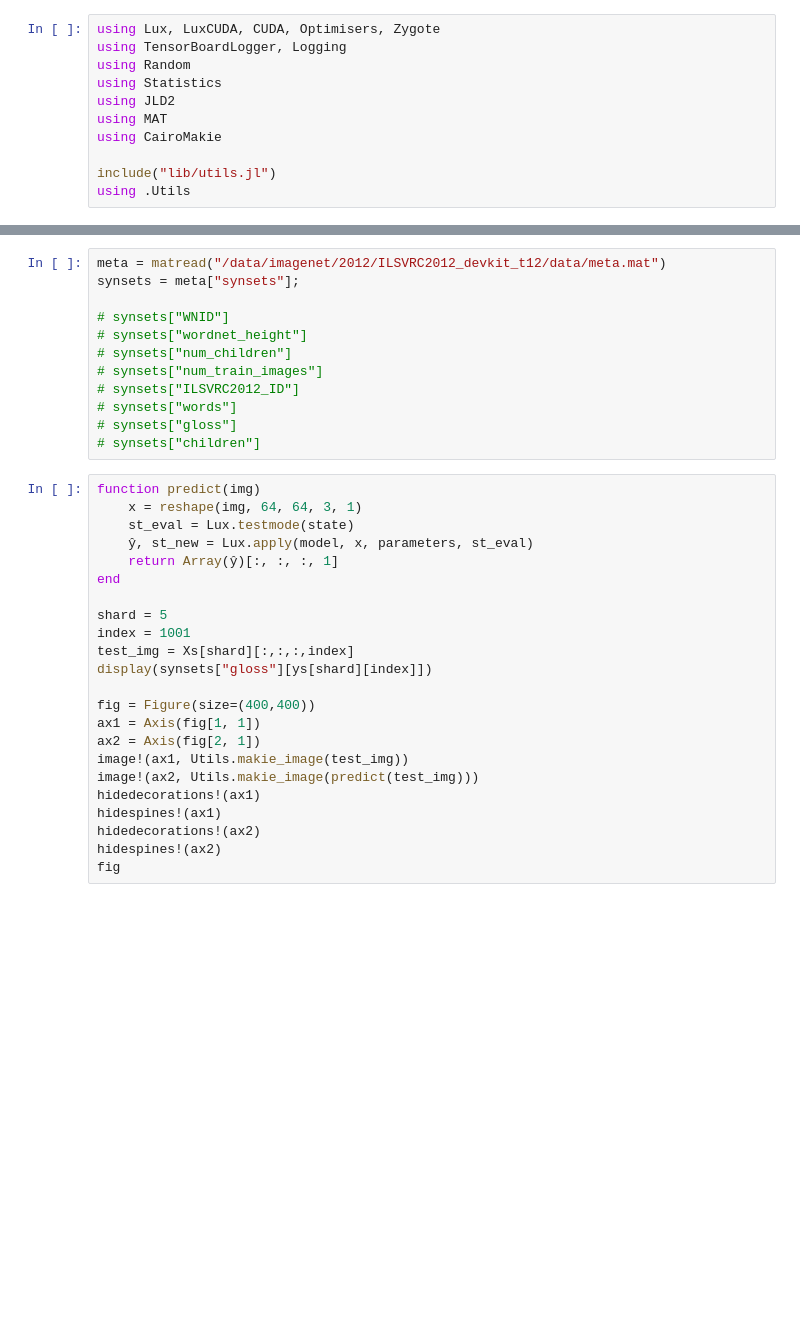
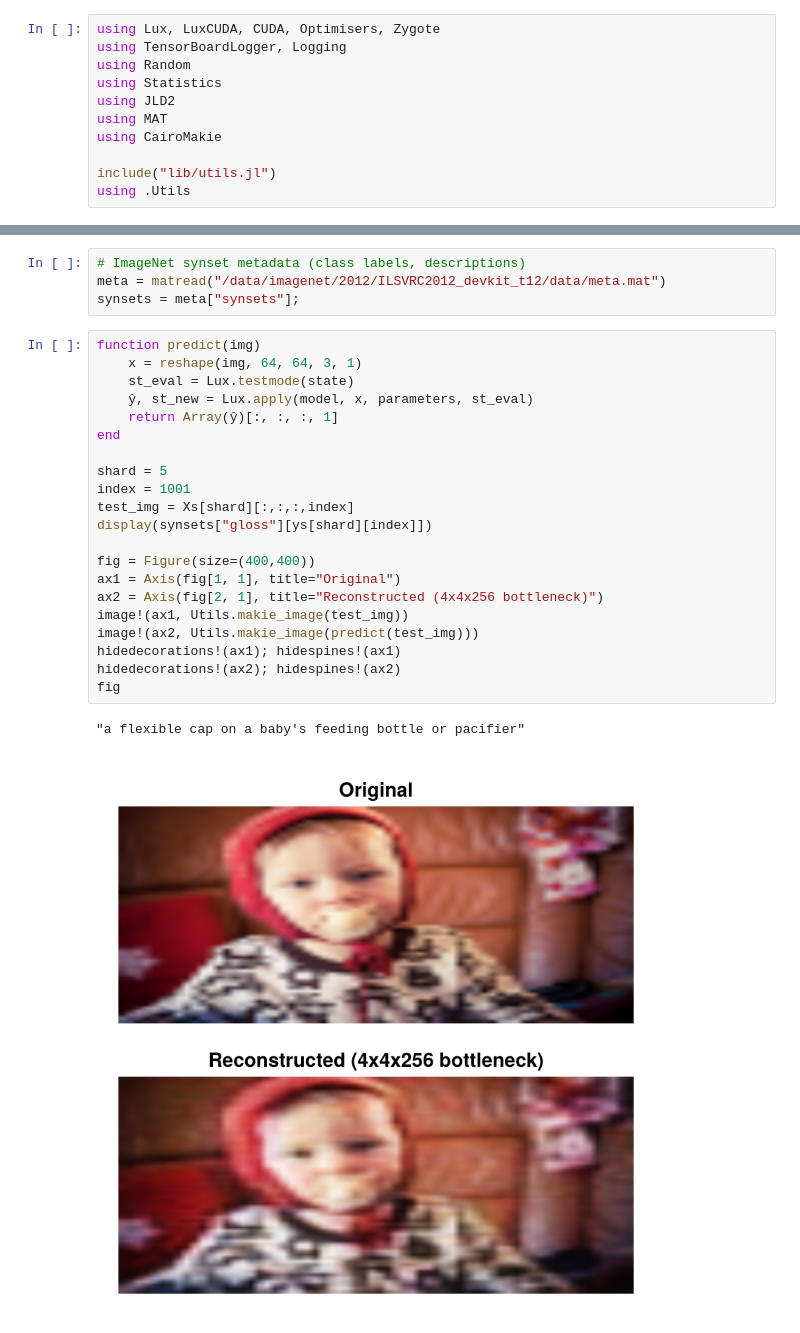
Before and after one commit to RickASprague/gh_notebooks, a Jupyter notebook: autoencoder_io/Auto Encoder.ipynb, the cells around one changed output, grey strips where cells are left out. Cells and saved outputs as stored; diff of their text form; blank space fills up the shorter version.

```diff
--- a/autoencoder_io/Auto Encoder.ipynb
+++ b/autoencoder_io/Auto Encoder.ipynb
@@ -176,36 +223,29 @@ state = nothing
 # %%
+# ImageNet synset metadata (class labels, descriptions)
 meta = matread("/data/imagenet/2012/ILSVRC2012_devkit_t12/data/meta.mat")
 synsets = meta["synsets"];
-
-# synsets["WNID"]
-# synsets["wordnet_height"]
-# synsets["num_children"]
-# synsets["num_train_images"]
-# synsets["ILSVRC2012_ID"]
-# synsets["words"]
-# synsets["gloss"]
-# synsets["children"]
 # %%
 function predict(img)
     x = reshape(img, 64, 64, 3, 1)
     st_eval = Lux.testmode(state)
-    ŷ, st_new = Lux.apply(model, x, parameters, st_eval)
-    return Array(ŷ)[:, :, :, 1]
+    ŷ, st_new = Lux.apply(model, x, parameters, st_eval)
+    return Array(ŷ)[:, :, :, 1]
 end
 
 shard = 5
 index = 1001
 test_img = Xs[shard][:,:,:,index]
 display(synsets["gloss"][ys[shard][index]])
 
 fig = Figure(size=(400,400))
-ax1 = Axis(fig[1, 1])
-ax2 = Axis(fig[2, 1])
+ax1 = Axis(fig[1, 1], title="Original")
+ax2 = Axis(fig[2, 1], title="Reconstructed (4x4x256 bottleneck)")
 image!(ax1, Utils.makie_image(test_img))
 image!(ax2, Utils.makie_image(predict(test_img)))
-hidedecorations!(ax1)
-hidespines!(ax1)
-hidedecorations!(ax2)
-hidespines!(ax2)
+hidedecorations!(ax1); hidespines!(ax1)
+hidedecorations!(ax2); hidespines!(ax2)
 fig
+# %% [output]
+"a flexible cap on a baby's feeding bottle or pacifier"
+[figure, added]
 # %% [markdown]
```
Also changed, not shown: parts of 16 cells of this notebook.
